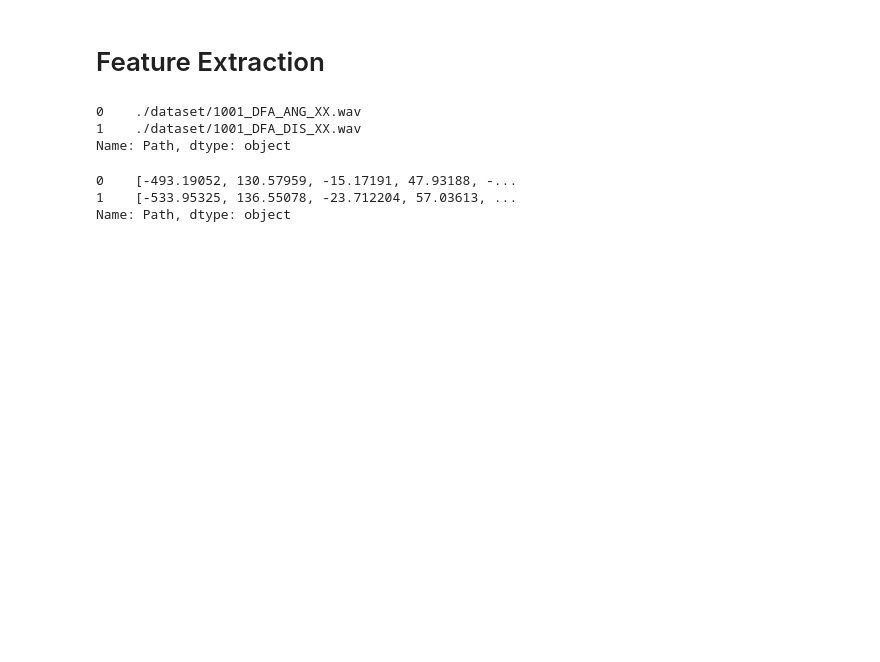
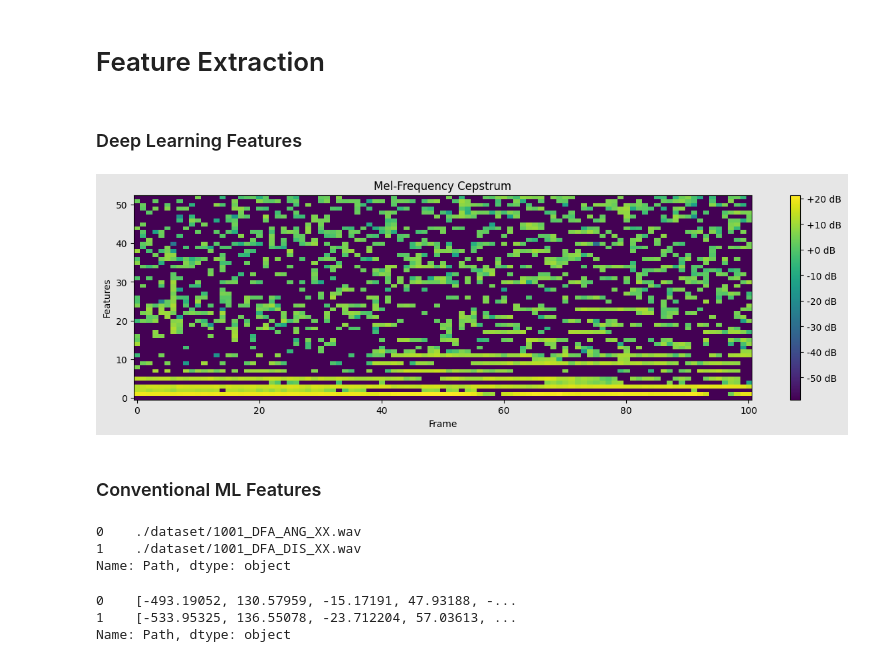
Before and after one commit to satria-ui/TugasAkhir2023, a Jupyter notebook: script/main.ipynb, the cells around one changed output. Drawn from its saved outputs; the diff is of its cells as text; code cells hidden in the pictures; blank space fills up the shorter version.

```diff
--- a/script/main.ipynb
+++ b/script/main.ipynb
@@ -70,5 +70,21 @@ This is a recording of ./dataset/1001_IEO_DIS_LO.wav from index 10 of disgust em
 # %% [markdown]
 # Feature Extraction
+# %% [markdown]
+### Deep Learning Features
+# %%
+from Code.utils import CremaD, audio_extraction
+
+SAMPLE_RATE = 22050
+
+NUM_SAMPLE = 22050
+CMD = CremaD(path="./dataset/", sample_rate=SAMPLE_RATE, num_samples=NUM_SAMPLE)
+
+idx = 5
+CMD.plot_mfcc(idx)
+# %% [output]
+[figure, added]
+# %% [markdown]
+### Conventional ML Features
 # %%
 file = dataset["Path"][:2]
 print(file)
```
Also changed, not shown: parts of 18 cells of this notebook, 4 other files.
